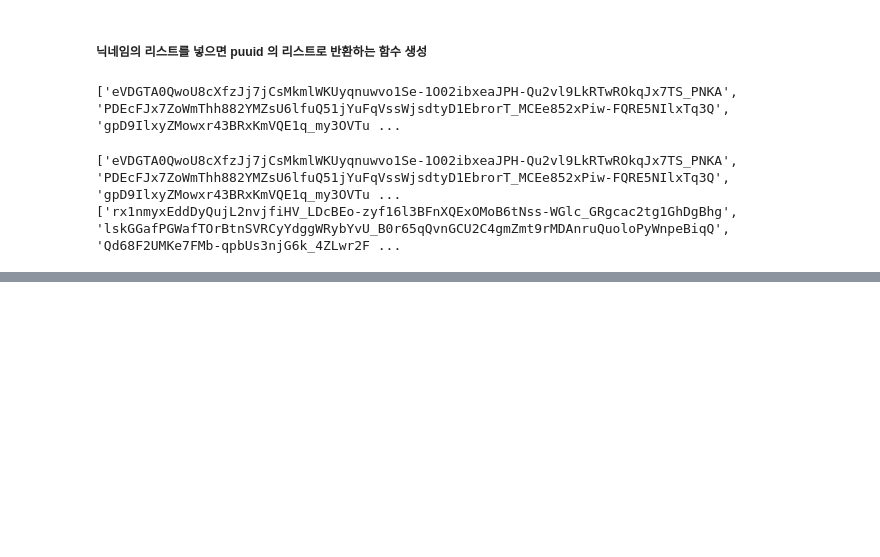
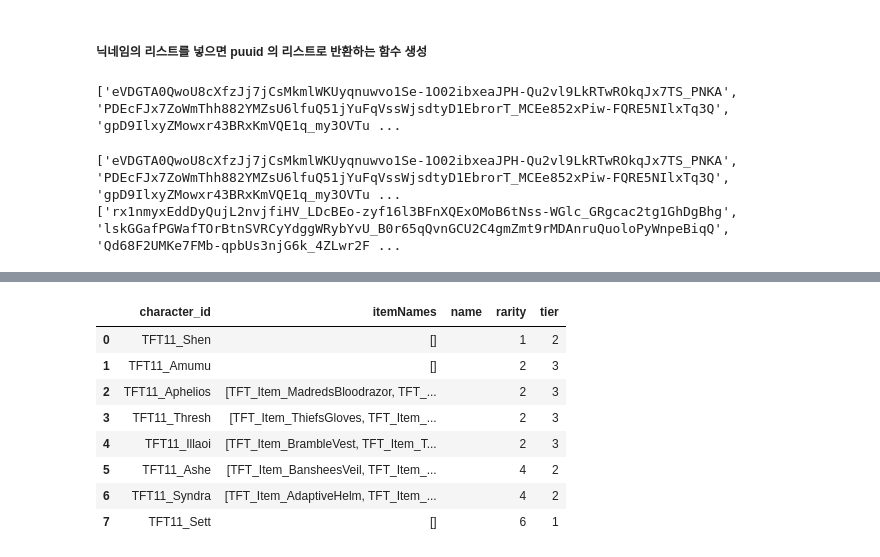
Before and after one commit to interspace719/Final-Project-A09-, a Jupyter notebook: 롤토체스 api 조회.ipynb, the cells around one changed output, grey strips where cells are left out. Cells and saved outputs as stored; diff of their text form; code cells hidden in the pictures; blank space fills up the shorter version.

```diff
--- a/롤토체스 api 조회.ipynb
+++ b/롤토체스 api 조회.ipynb
@@ -188,0 +265,16 @@ print(grandmaster_puuid_list[:3])
+# %%
+# 첫번쨰 유저가 게임 종료시 가지고 있던 유닛 조회
+
+first_user_unit = pd.DataFrame(participants.loc[0, 'units'])
+
+first_user_unit # 캐릭터에게 준 아이템과 몇성인지 조회 가능
+# %% [output]
+|  | character_id | itemNames | name | rarity | tier |
+| 0 | TFT11_Shen | [] |  | 1 | 2 |
+| 1 | TFT11_Amumu | [] |  | 2 | 3 |
+| 2 | TFT11_Aphelios | [TFT_Item_MadredsBloodrazor, TFT_... |  | 2 | 3 |
+| 3 | TFT11_Thresh | [TFT_Item_ThiefsGloves, TFT_Item_... |  | 2 | 3 |
+| 4 | TFT11_Illaoi | [TFT_Item_BrambleVest, TFT_Item_T... |  | 2 | 3 |
+| 5 | TFT11_Ashe | [TFT_Item_BansheesVeil, TFT_Item_... |  | 4 | 2 |
+| 6 | TFT11_Syndra | [TFT_Item_AdaptiveHelm, TFT_Item_... |  | 4 | 2 |
+| 7 | TFT11_Sett | [] |  | 6 | 1 |
```
Also changed, not shown: parts of 8 cells of this notebook, 1 other file.
